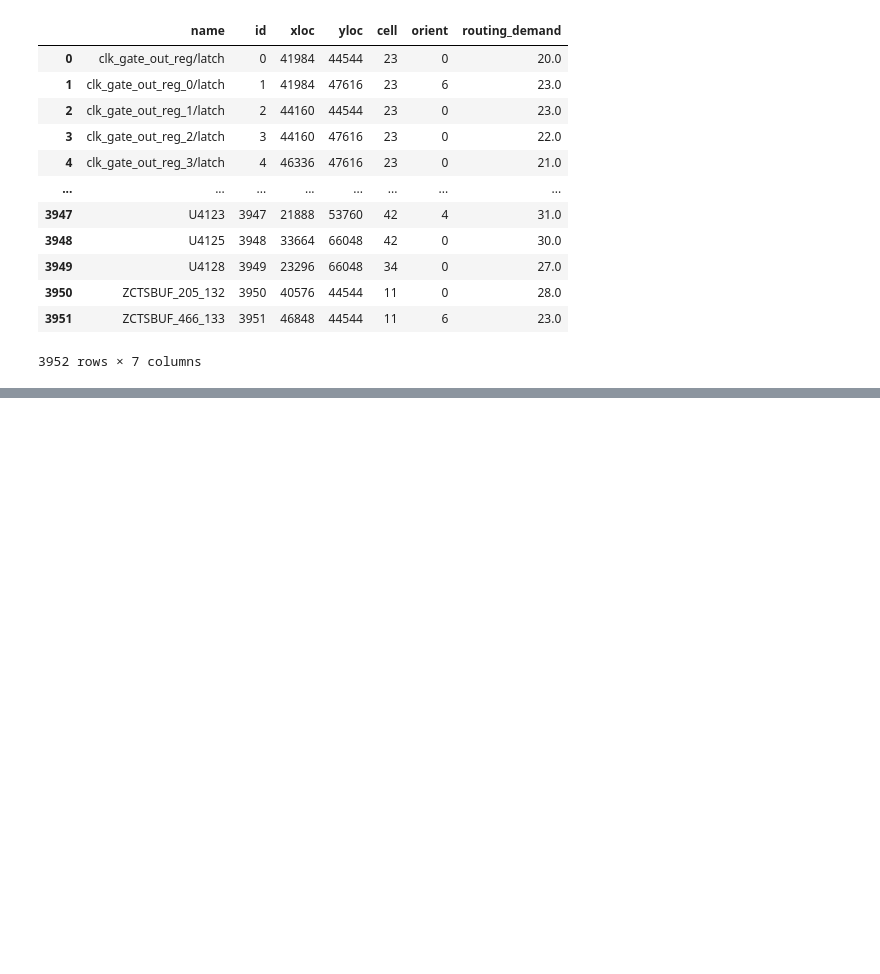
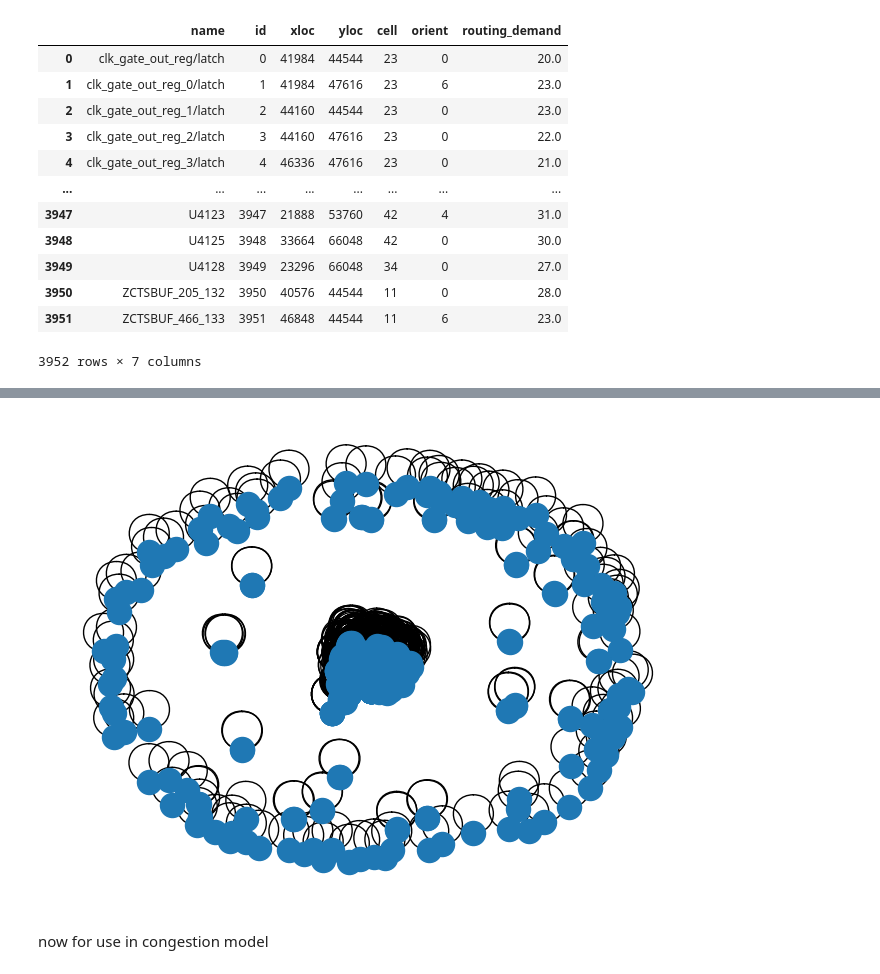
Before and after one commit to UCSD-Qualcomm-B07-Group-2/Biased-Batch-Learning-Strategy, a Jupyter notebook: src/supergraph.ipynb, the cells around one changed output, grey strips where cells are left out. Drawn from its saved outputs; the diff is of its cells as text; code cells hidden in the pictures; blank space fills up the shorter version.

```diff
--- a/src/supergraph.ipynb
+++ b/src/supergraph.ipynb
@@ -132,0 +159,17 @@ NodeView((0, 1))
+# %%
+def random_walk(G, start_node, length):
+    walk = [start_node]
+    for _ in range(length-1):
+        current_node = walk[-1]
+        neighbors = list(G.neighbors(current_node))
+        if neighbors:
+            next_node = random.choice(neighbors)
+            walk.append(next_node)
+        else:
+            break
+    return walk
+
+# Perform random walk on super_graph
+walk_length=3
+start_node = random.choice(list(super_G.nodes()))
+walk = random_walk(super_G, start_node, walk_length)
@@ -132,0 +178,20 @@ NodeView((0, 1))
+# %%
+walk_partitions = []
+random_nodes = []
+for node in walk:
+    current_partition = partitions[node]
+    random_node = np.random.choice(current_partition)
+    random_nodes.append(random_node)
+    walk_partitions.append(current_partition)
+batched_graph = nx.compose_all(walk_partitions)
+# %%
+import itertools
+# Add edges between every combination of random nodes to create a fully connected subgraph
+for node1, node2 in itertools.combinations(random_nodes, 2):
+    batched_graph.add_edge(node1, node2)
+# %%
+nx.draw(batched_graph)
+# %% [output]
+[figure, added]
+# %% [markdown]
+now for use in congestion model
```
Also changed, not shown: parts of 9 cells of this notebook.
